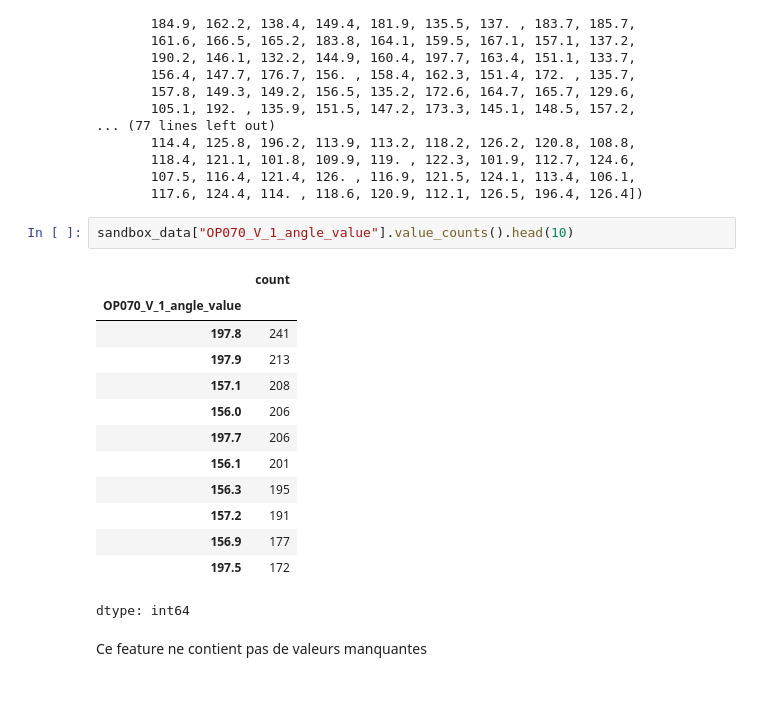
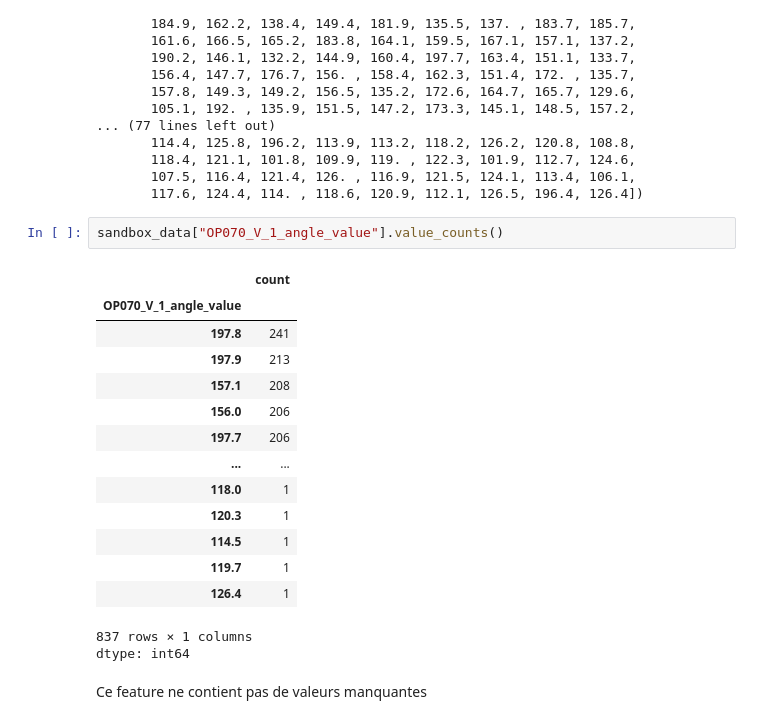
Before and after one commit to dim2s/SAFI, a Jupyter notebook: M06_VALEO_mini_project.ipynb, the cells around one changed output. Saved outputs shown, nothing was run; the diff lists cells and outputs as text; blank space fills up the shorter version.

```diff
--- a/M06_VALEO_mini_project.ipynb
+++ b/M06_VALEO_mini_project.ipynb
@@ -335,20 +335,22 @@ array([180.4, 138.7, 180.9, 173.5, 174.5, 158.7, 158.8, 181. , 156.1,
        107.5, 116.4, 121.4, 126. , 116.9, 121.5, 124.1, 113.4, 106.1,
        117.6, 124.4, 114. , 118.6, 120.9, 112.1, 126.5, 196.4, 126.4])
 # %%
-sandbox_data["OP070_V_1_angle_value"].value_counts().head(10)
+sandbox_data["OP070_V_1_angle_value"].value_counts()
 # %% [output]
 |  | count |
 | OP070_V_1_angle_value |  |
 | 197.8 | 241 |
 | 197.9 | 213 |
 | 157.1 | 208 |
 | 156.0 | 206 |
 | 197.7 | 206 |
-| 156.1 | 201 |
-| 156.3 | 195 |
-| 157.2 | 191 |
-| 156.9 | 177 |
-| 197.5 | 172 |
+| ... | ... |
+| 118.0 | 1 |
+| 120.3 | 1 |
+| 114.5 | 1 |
+| 119.7 | 1 |
+| 126.4 | 1 |
+837 rows × 1 columns
 dtype: int64
 # %% [markdown]
 Ce feature ne contient pas de valeurs manquantes
```
Also changed, not shown: parts of 14 cells of this notebook.
